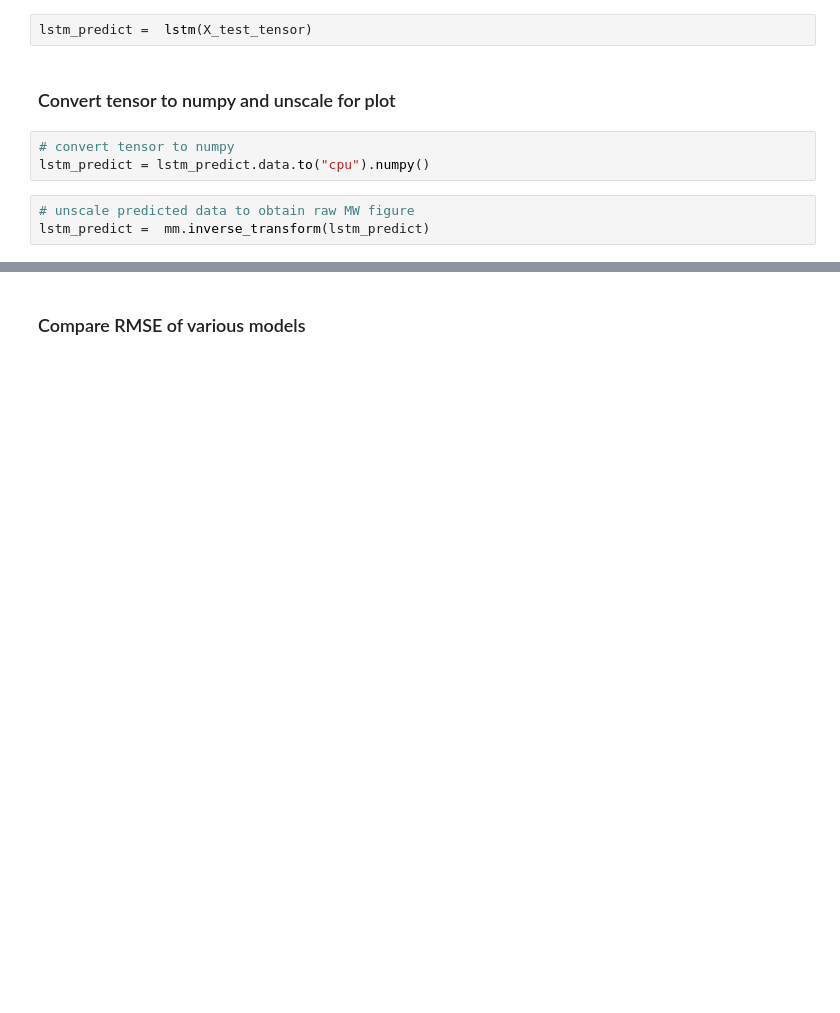
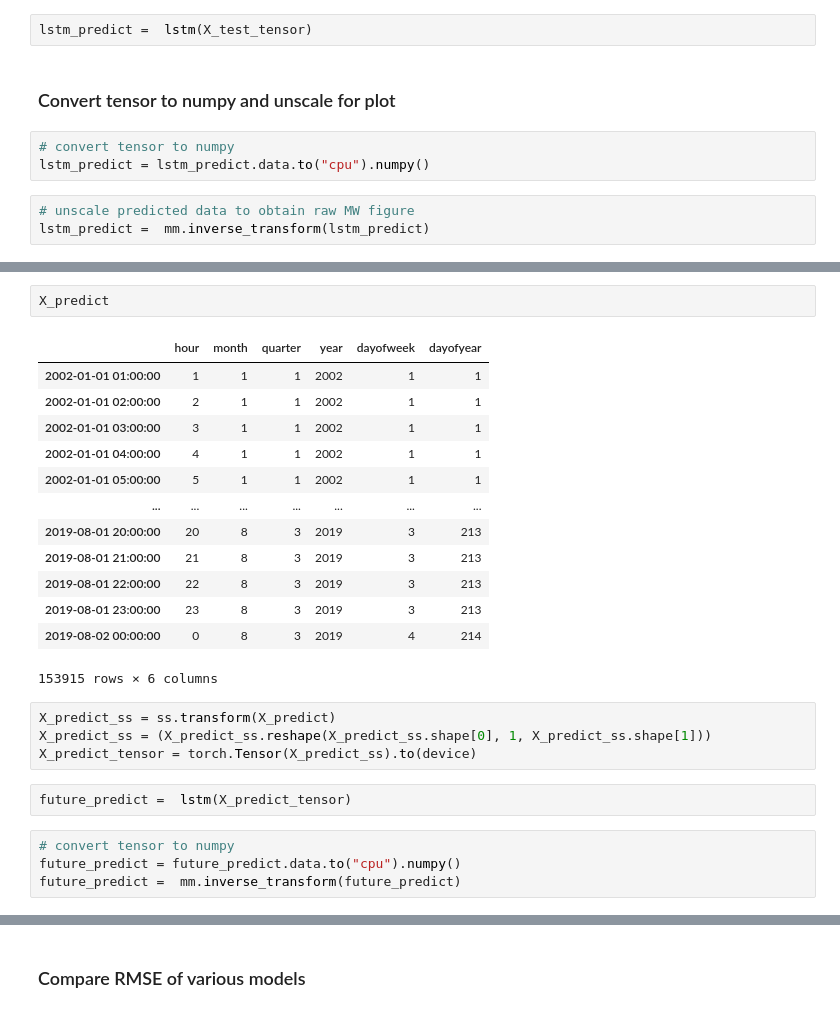
Before and after one commit to xKHGx/Compilation-of-Time-Series-models, a Jupyter notebook: Compliation-of-Time-Series-models.ipynb, the cells around one changed output, grey strips where cells are left out. Saved outputs shown, nothing was run; the diff lists cells and outputs as text; blank space fills up the shorter version.

```diff
--- a/Compliation-of-Time-Series-models.ipynb
+++ b/Compliation-of-Time-Series-models.ipynb
@@ -1564,0 +1589,26 @@ lstm_rmse
+# %%
+X_predict
+# %% [output]
+|  | hour | month | quarter | year | dayofweek | dayofyear |
+| 2002-01-01 01:00:00 | 1 | 1 | 1 | 2002 | 1 | 1 |
+| 2002-01-01 02:00:00 | 2 | 1 | 1 | 2002 | 1 | 1 |
+| 2002-01-01 03:00:00 | 3 | 1 | 1 | 2002 | 1 | 1 |
+| 2002-01-01 04:00:00 | 4 | 1 | 1 | 2002 | 1 | 1 |
+| 2002-01-01 05:00:00 | 5 | 1 | 1 | 2002 | 1 | 1 |
+| ... | ... | ... | ... | ... | ... | ... |
+| 2019-08-01 20:00:00 | 20 | 8 | 3 | 2019 | 3 | 213 |
+| 2019-08-01 21:00:00 | 21 | 8 | 3 | 2019 | 3 | 213 |
+| 2019-08-01 22:00:00 | 22 | 8 | 3 | 2019 | 3 | 213 |
+| 2019-08-01 23:00:00 | 23 | 8 | 3 | 2019 | 3 | 213 |
+| 2019-08-02 00:00:00 | 0 | 8 | 3 | 2019 | 4 | 214 |
+153915 rows × 6 columns
+# %%
+X_predict_ss = ss.transform(X_predict)
+X_predict_ss = (X_predict_ss.reshape(X_predict_ss.shape[0], 1, X_predict_ss.shape[1]))
+X_predict_tensor = torch.Tensor(X_predict_ss).to(device)
+# %%
+future_predict =  lstm(X_predict_tensor)
+# %%
+# convert tensor to numpy
+future_predict = future_predict.data.to("cpu").numpy()
+future_predict =  mm.inverse_transform(future_predict)
```
Also changed, not shown: parts of 20 cells of this notebook, 1 other file.
